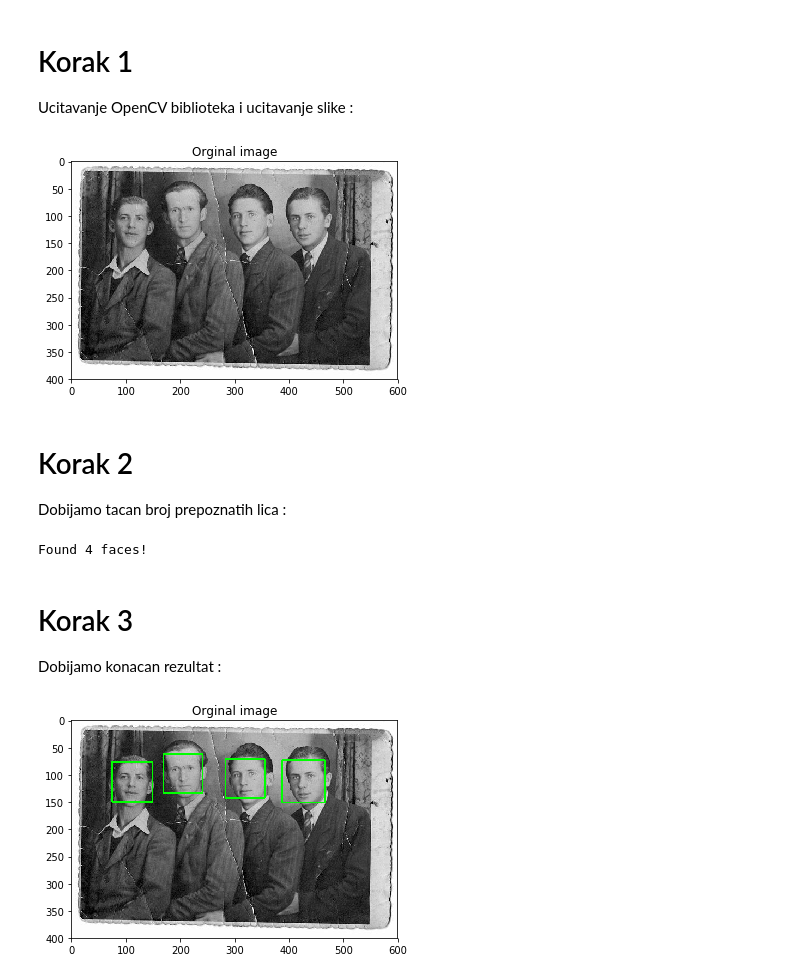
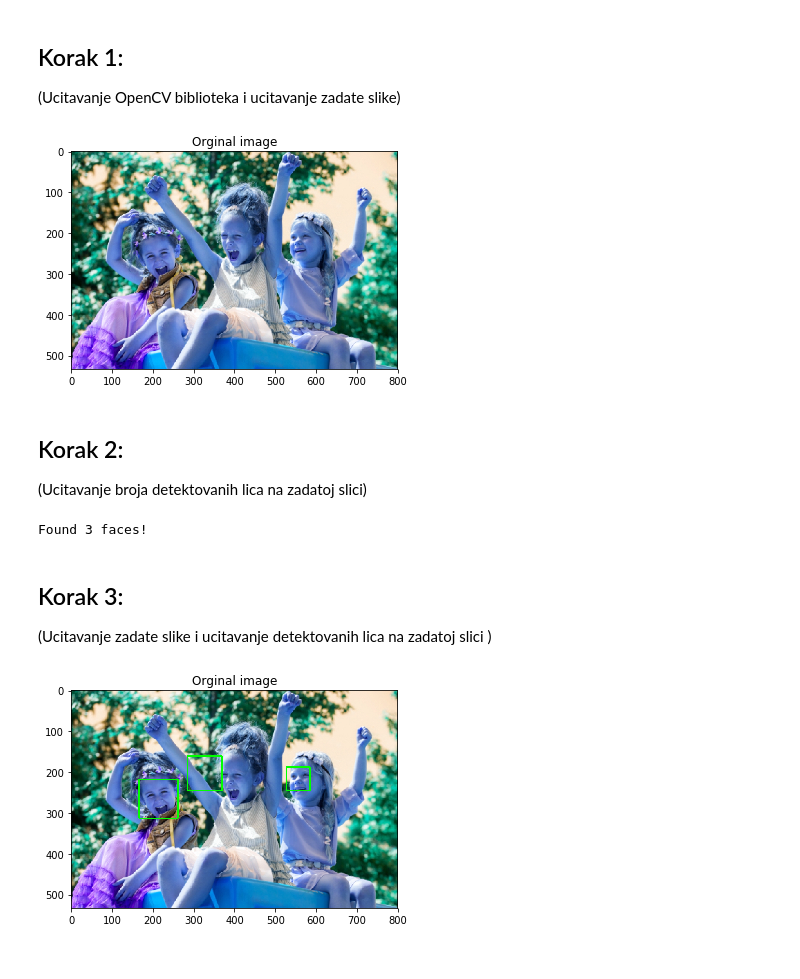
Before and after one commit to TijanaSekaric/Projekat, a Jupyter notebook: DetekcijaLica.ipynb, the cells around one changed output. Drawn from its saved outputs; the diff is of its cells as text; code cells hidden in the pictures.

```diff
--- a/DetekcijaLica.ipynb
+++ b/DetekcijaLica.ipynb
@@ -1,27 +1,27 @@
 # %% [markdown]
-# Korak 1
-
-Ucitavanje OpenCV biblioteka i ucitavanje slike :
+## Korak 1:
+(Ucitavanje OpenCV biblioteka i ucitavanje zadate slike)
 # %%
 import cv2
 import sys
+
 import matplotlib.pyplot as plt
 %matplotlib inline
 
-imagePath = 'vvv.jpg'
+imagePath = 'orginal_image.jpg'
 cascPath = 'haarcascade_frontalface_default.xml'
+
 faceCascade = cv2.CascadeClassifier(cascPath)
 image = cv2.imread(imagePath)
 
 plt.imshow(image)
 plt.title("Orginal image")
 plt.show()
 # %% [output]
-[figure, old version]
+[figure, new version]
-# %% [markdown]
-# Korak 2
-
-Dobijamo tacan broj prepoznatih lica :
+# %% [markdown]
+##  Korak 2:
+(Ucitavanje broja detektovanih lica na zadatoj slici)
 # %%
 gray = cv2.cvtColor(image, cv2.COLOR_BGR2GRAY)
 
@@ -37,13 +37,13 @@ print("Found {0} faces!".format(len(faces)))
 for (x, y, w, h) in faces:
     cv2.rectangle(image, (x, y), (x+w, y+h), (0, 255, 0), 2)
 # %% [output]
-Found 4 faces!
+Found 3 faces!
-# %% [markdown]
-# Korak 3
-Dobijamo konacan rezultat :
+# %% [markdown]
+## Korak 3:
+(Ucitavanje zadate slike i ucitavanje detektovanih lica na zadatoj slici )
 # %%
 plt.imshow(image)
 plt.title("Orginal image")
 plt.show()
 # %% [output]
-[figure, old version]
+[figure, new version]
```
